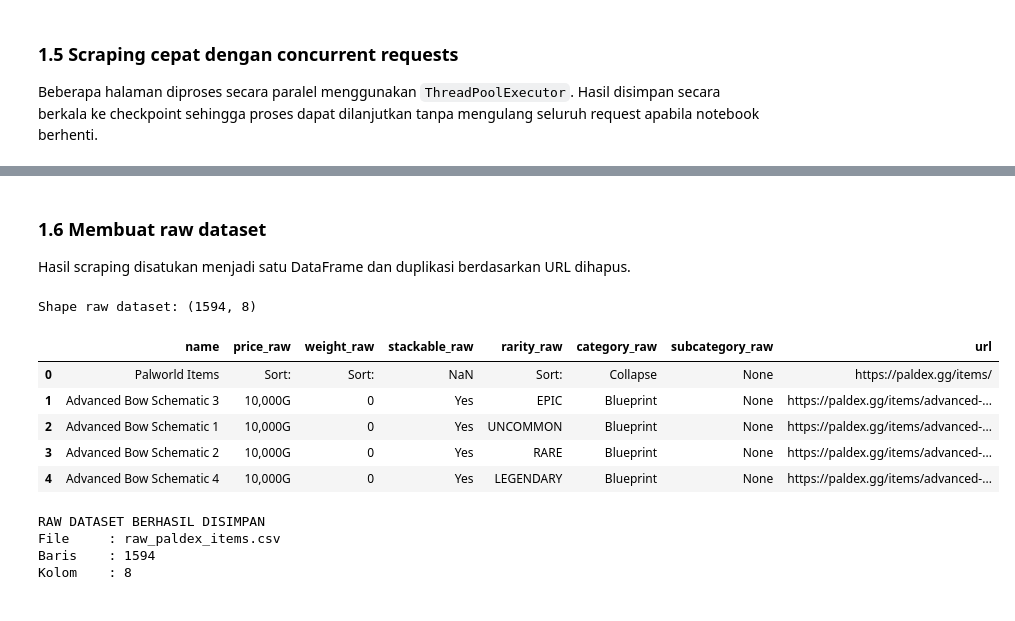
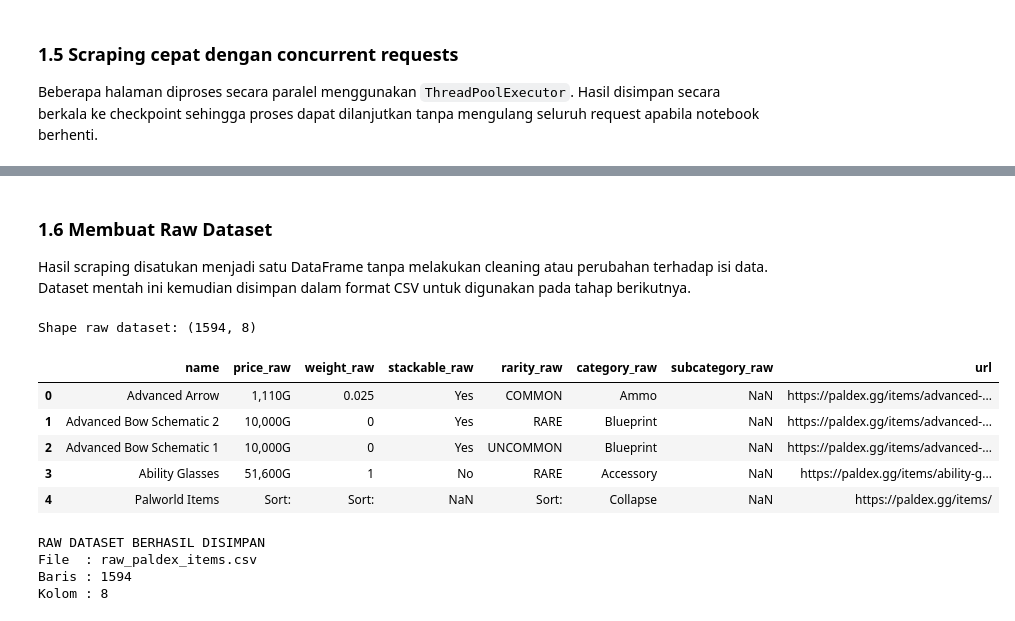
Before and after one commit to liuccio/Praktikum-DM, a Jupyter notebook: tugas-scrapping-eda/5054251037_Lioneil Diyoel Trystan Tikupadang_Tugas_Scrapping_dan_EDA.ipynb, the cells around one changed output, grey strips where cells are left out. Cells and saved outputs as stored; diff of their text form; code cells hidden in the pictures.

```diff
--- a/tugas-scrapping-eda/5054251037_Lioneil Diyoel Trystan Tikupadang_Tugas_Scrapping_dan_EDA.ipynb
+++ b/tugas-scrapping-eda/5054251037_Lioneil Diyoel Trystan Tikupadang_Tugas_Scrapping_dan_EDA.ipynb
@@ -707,34 +697,23 @@ Waktu scraping: 146.52 detik
-# %% [markdown]
-### 1.6 Membuat raw dataset
-
-Hasil scraping disatukan menjadi satu DataFrame dan duplikasi berdasarkan URL dihapus.
+# %% [markdown]
+### 1.6 Membuat Raw Dataset
+
+Hasil scraping disatukan menjadi satu DataFrame tanpa melakukan cleaning atau perubahan terhadap isi data. Dataset mentah ini kemudian disimpan dalam format CSV untuk digunakan pada tahap berikutnya.
 # %%
-# RAW DATAFRAME
+# RAW DATASET
 
-raw_df = (
-    pd.DataFrame(records)
-    .drop_duplicates(
-        subset=["url"]
-    )
-    .reset_index(drop=True)
-)
+raw_df = pd.DataFrame(records).reset_index(drop=True)
 
-print(
-    "Shape raw dataset:",
-    raw_df.shape
-)
+print("Shape raw dataset:", raw_df.shape)
 
-display(
-    raw_df.head()
-)
+display(raw_df.head())
 # %% [output]
 Shape raw dataset: (1594, 8)
 |  | name | price_raw | weight_raw | stackable_raw | rarity_raw | category_raw | subcategory_raw | url |
-| 0 | Palworld Items | Sort: | Sort: | NaN | Sort: | Collapse | None | https://paldex.gg/items/ |
-| 1 | Advanced Bow Schematic 3 | 10,000G | 0 | Yes | EPIC | Blueprint | None | https://paldex.gg/items/advanced-... |
-| 2 | Advanced Bow Schematic 1 | 10,000G | 0 | Yes | UNCOMMON | Blueprint | None | https://paldex.gg/items/advanced-... |
-| 3 | Advanced Bow Schematic 2 | 10,000G | 0 | Yes | RARE | Blueprint | None | https://paldex.gg/items/advanced-... |
-| 4 | Advanced Bow Schematic 4 | 10,000G | 0 | Yes | LEGENDARY | Blueprint | None | https://paldex.gg/items/advanced-... |
+| 0 | Advanced Arrow | 1,110G | 0.025 | Yes | COMMON | Ammo | NaN | https://paldex.gg/items/advanced-... |
+| 1 | Advanced Bow Schematic 2 | 10,000G | 0 | Yes | RARE | Blueprint | NaN | https://paldex.gg/items/advanced-... |
+| 2 | Advanced Bow Schematic 1 | 10,000G | 0 | Yes | UNCOMMON | Blueprint | NaN | https://paldex.gg/items/advanced-... |
+| 3 | Ability Glasses | 51,600G | 1 | No | RARE | Accessory | NaN | https://paldex.gg/items/ability-g... |
+| 4 | Palworld Items | Sort: | Sort: | NaN | Sort: | Collapse | NaN | https://paldex.gg/items/ |
 # %%
 # SIMPAN RAW DATASET
 
```
Also changed, not shown: parts of 35 cells of this notebook, 2 other files.
